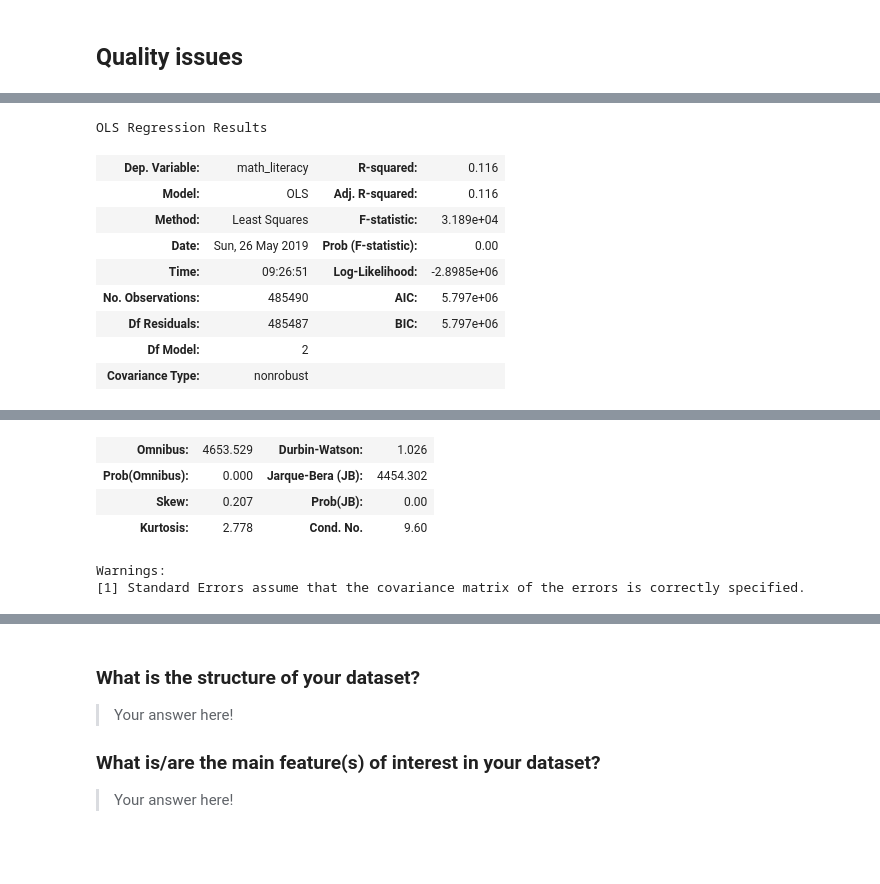
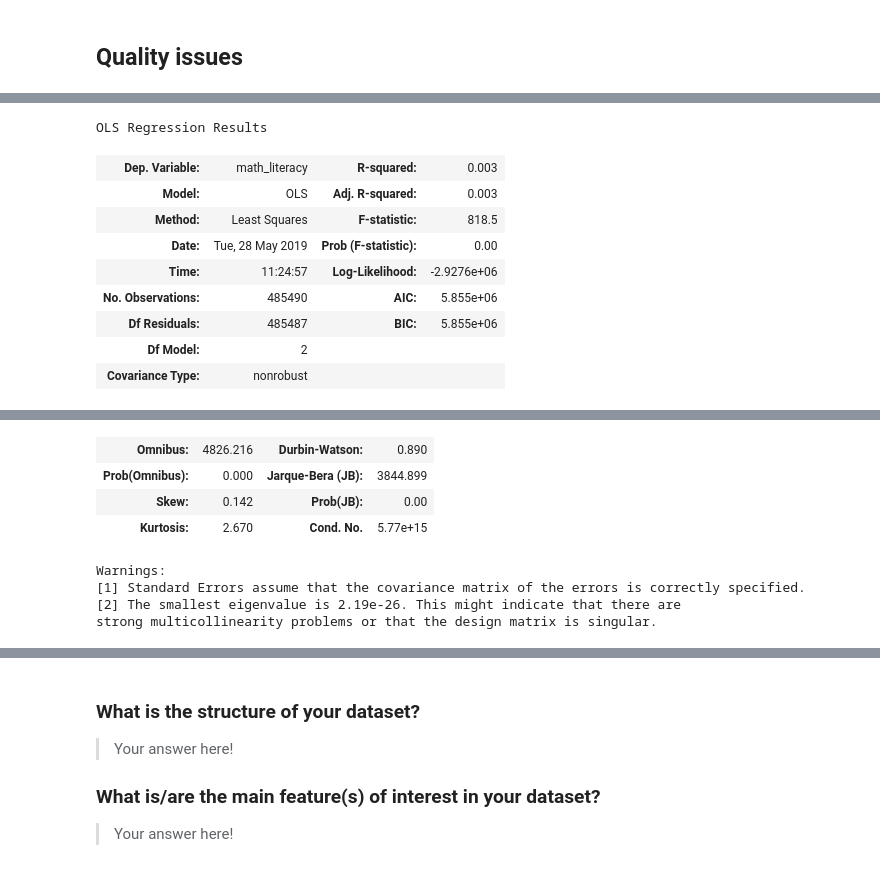
Before and after one commit to kennethn/data-analyst-nanodegree, a Jupyter notebook: 5_Communicate_Data_Findings/PISA_Data_Exploration.ipynb, the cells around one changed output, grey strips where cells are left out. Cells and saved outputs as stored; diff of their text form; code cells hidden in the pictures.

```diff
--- a/5_Communicate_Data_Findings/PISA_Data_Exploration.ipynb
+++ b/5_Communicate_Data_Findings/PISA_Data_Exploration.ipynb
@@ -243,3 +322,9 @@ rpt_dummies = pd.get_dummies(df_new['IC01Q04'])
+# %%
+rpt_dummies = pd.get_dummies(df_new['ST04Q01'])
+# %%
+df_new = df_new.join(rpt_dummies)
+# %%
+rpt_dummies = pd.get_dummies(df_new['ST08Q01'])
 # %%
 df_new = df_new.join(rpt_dummies)
 # %%
@@ -256,19 +472,24 @@ df_new['intercept'] = 1
+# %%
+# Make a new column for any child who began education after 10 years
+df_new['10 years or older'] = df_new['10 to 12 years'] + df_new['13 years or older']
 # %%
 lm = sm.OLS(
     df_new['math_literacy'],
-    df_new[['intercept', 'Yes, but I don\x92t use it', 'Yes, and I use it']],
+    df_new[[
+        'intercept', 'Female', 'Male', '10 years or older'
+    ]],
 )
 results = lm.fit()
 results.summary()
 # %% [output]
 OLS Regression Results
-| Dep. Variable: | math_literacy | R-squared: | 0.116 |
-| Model: | OLS | Adj. R-squared: | 0.116 |
-| Method: | Least Squares | F-statistic: | 3.189e+04 |
-| Date: | Sun, 26 May 2019 | Prob (F-statistic): | 0.00 |
-| Time: | 09:26:51 | Log-Likelihood: | -2.8985e+06 |
-| No. Observations: | 485490 | AIC: | 5.797e+06 |
-| Df Residuals: | 485487 | BIC: | 5.797e+06 |
+| Dep. Variable: | math_literacy | R-squared: | 0.003 |
+| Model: | OLS | Adj. R-squared: | 0.003 |
+| Method: | Least Squares | F-statistic: | 818.5 |
+| Date: | Tue, 28 May 2019 | Prob (F-statistic): | 0.00 |
+| Time: | 11:24:57 | Log-Likelihood: | -2.9276e+06 |
+| No. Observations: | 485490 | AIC: | 5.855e+06 |
+| Df Residuals: | 485487 | BIC: | 5.855e+06 |
 | Df Model: | 2 |  |  |
 | Covariance Type: | nonrobust |  |  |
 |  | coef | std err | t | P>|t| | [0.025 | 0.975] |
@@ -278,6 +500,8 @@ OLS Regression Results
-| Omnibus: | 4653.529 | Durbin-Watson: | 1.026 |
-| Prob(Omnibus): | 0.000 | Jarque-Bera (JB): | 4454.302 |
-| Skew: | 0.207 | Prob(JB): | 0.00 |
-| Kurtosis: | 2.778 | Cond. No. | 9.60 |
+| Omnibus: | 4826.216 | Durbin-Watson: | 0.890 |
+| Prob(Omnibus): | 0.000 | Jarque-Bera (JB): | 3844.899 |
+| Skew: | 0.142 | Prob(JB): | 0.00 |
+| Kurtosis: | 2.670 | Cond. No. | 5.77e+15 |
 Warnings:
 [1] Standard Errors assume that the covariance matrix of the errors is correctly specified.
+[2] The smallest eigenvalue is 2.19e-26. This might indicate that there are
+strong multicollinearity problems or that the design matrix is singular.
```
Also changed, not shown: parts of 57 cells of this notebook, 7 other files.
